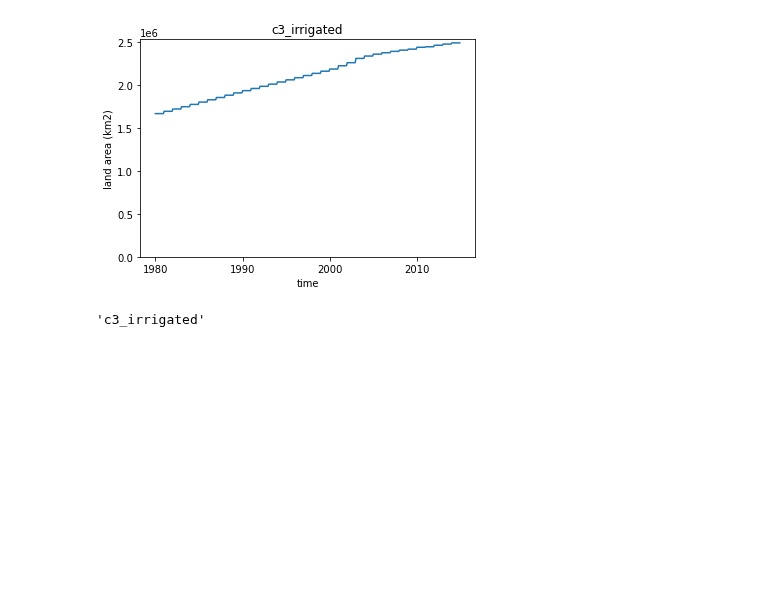
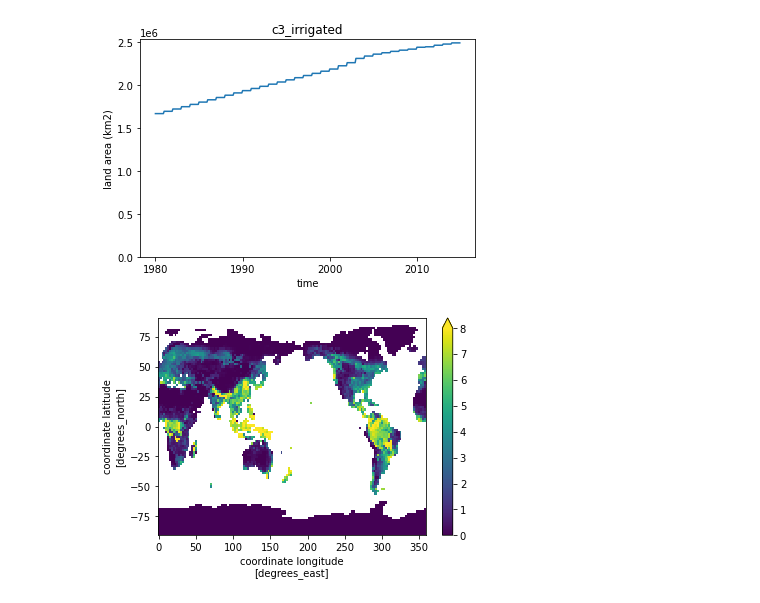
Before and after one commit to djk2120/CLM5PPE, a Jupyter notebook: pyth/pft_map.ipynb, the cells around one changed output. Cells and saved outputs as stored; diff of their text form; code cells hidden in the pictures; blank space fills up the shorter version.

```diff
--- a/pyth/pft_map.ipynb
+++ b/pyth/pft_map.ipynb
@@ -188,4 +190,8 @@ plt.ylabel('land area (km2)');
 # %%
-pfts[16]
+lai=pftgrid(ds.TLAI.isel(time=-1),ix)
+w  =pftgrid(ds.pfts1d_wtgcell.isel(time=-1),ix)
-# %% [output]
-'c3_irrigated'
+# %%
+laip=(w*lai).sum(dim='pft').compute()
+laip.where(la>0).plot(vmax=8);
+# %% [output]
+[figure, added]
```
Also changed, not shown: parts of 3 cells of this notebook.
